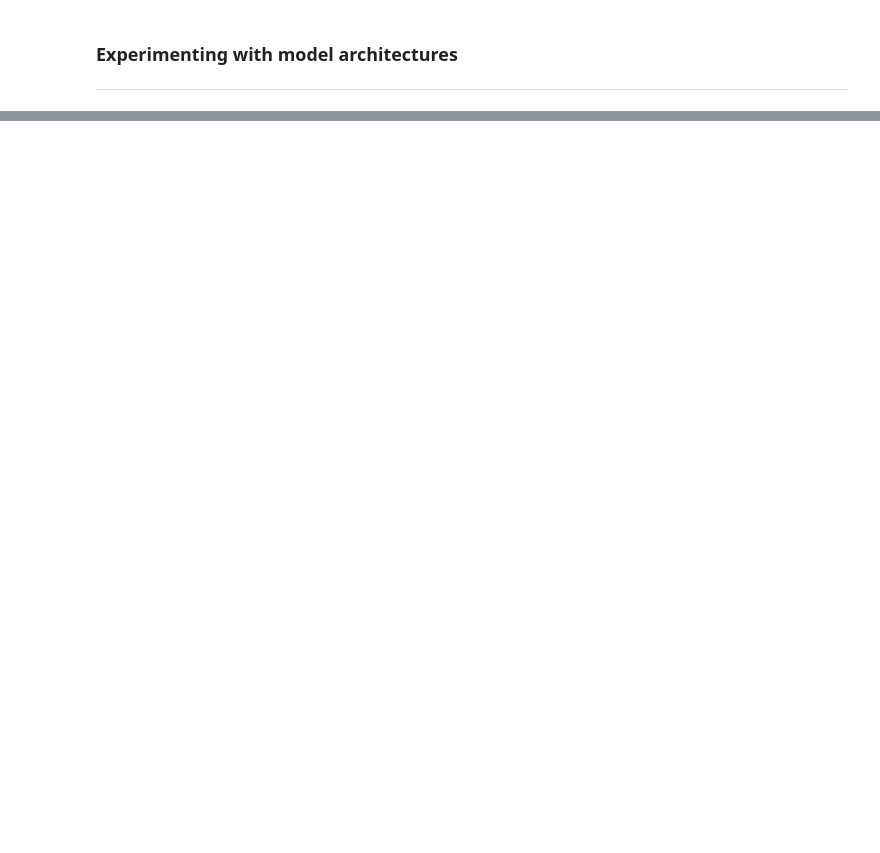
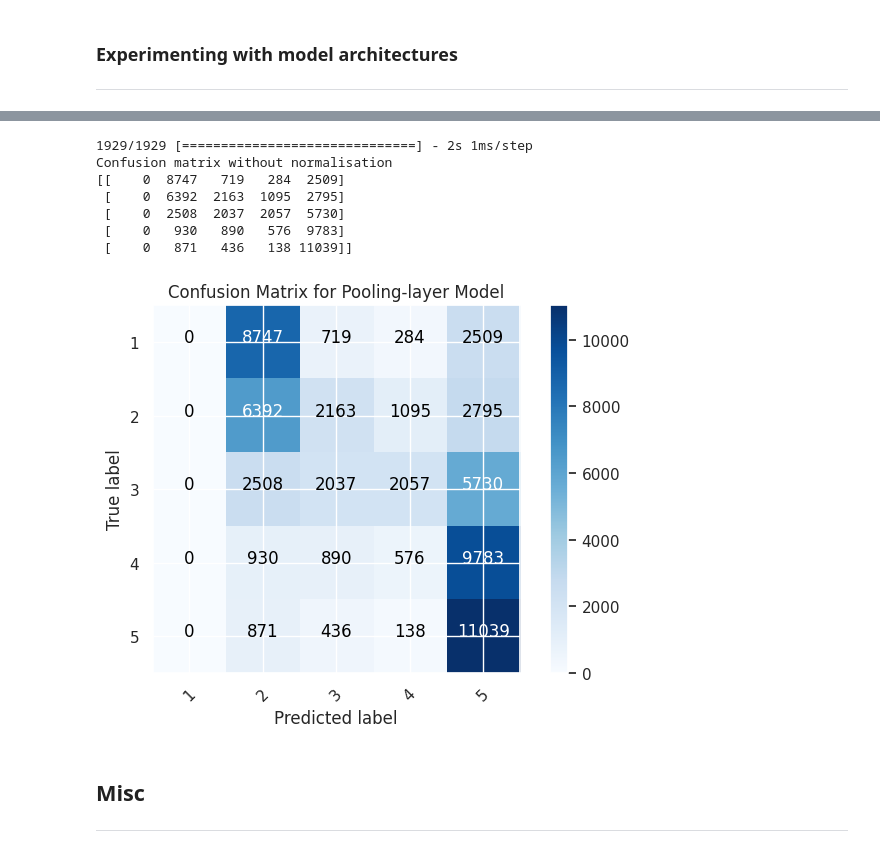
Before and after one commit to AmeerAliSaleem/MA4J5_Project, a Jupyter notebook: Ameer_Ali_Saleem_MA4J5_Main_Project.ipynb, the cells around one changed output, grey strips where cells are left out. Cells and saved outputs as stored; diff of their text form; code cells hidden in the pictures; blank space fills up the shorter version.

```diff
--- a/Ameer_Ali_Saleem_MA4J5_Main_Project.ipynb
+++ b/Ameer_Ali_Saleem_MA4J5_Main_Project.ipynb
@@ -1091,0 +1242,14 @@ plt.show()
+# %%
+confusion_matrix_complete(model=model1, title='Confusion Matrix for Pooling-layer Model')
+# %% [output]
+1929/1929 [==============================] - 2s 1ms/step
+Confusion matrix without normalisation
+[[    0  8747   719   284  2509]
+ [    0  6392  2163  1095  2795]
+ [    0  2508  2037  2057  5730]
+ [    0   930   890   576  9783]
+ [    0   871   436   138 11039]]
+[figure, added]
+# %% [markdown]
+## Misc
+---
```
Also changed, not shown: parts of 61 cells of this notebook.
